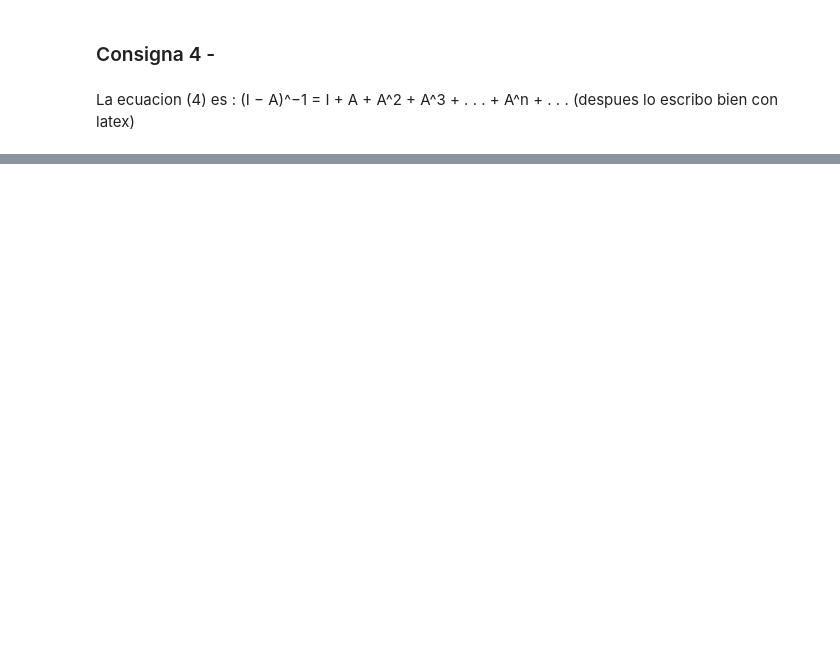
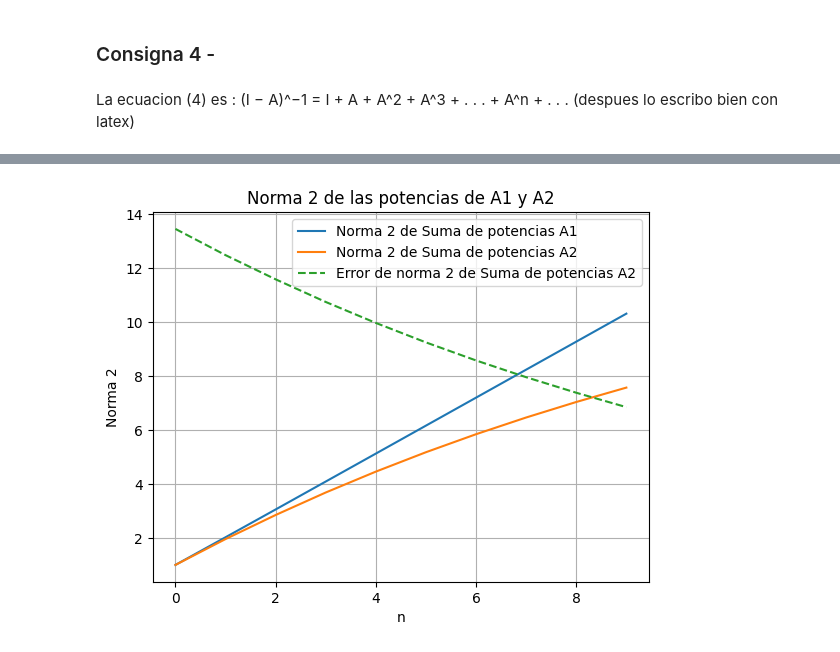
Before and after one commit to SoutoSebastian/TP2-ALC, a Jupyter notebook: TP2/grupo_31_TP2.ipynb, the cells around one changed output, grey strips where cells are left out. Saved outputs shown, nothing was run; the diff lists cells and outputs as text; code cells hidden in the pictures; blank space fills up the shorter version.

```diff
--- a/TP2/grupo_31_TP2.ipynb
+++ b/TP2/grupo_31_TP2.ipynb
@@ -138,14 +137,26 @@ n10 = 10
 def serie_de_potencias(A,n): #tal vez ineficiente, pero no me importa juaaaaaaa
     dim=np.shape(A)[0]
 
-    v = np.zeros(n10+1)
+    v = np.zeros(n)
+    e=np.zeros(n)
+
+    L,U,P= calcularLU(np.eye(dim)-A)
+
+    ImenosA_inversa=inversaLU(L, U, P)
 
 
     for i in range(n):
         serie= suma_potencias(A,i)
         v[i]=np.linalg.norm(serie, 2)
+        e[i]=np.linalg.norm(serie-ImenosA_inversa,2)
 
-    return v
+
+
+
+
+
+
+    return v, e
 
 
 
@@ -161,7 +172,13 @@ def suma_potencias(A,n):
         return I
 
 
-serie_de_potencias(A1,n10)
+vA1,errorvA1=serie_de_potencias(A1,n10)
 
-serie_de_potencias(A1,100)
+vA2,errorvA2=serie_de_potencias(A2,n10)
+
+vA1_100,errorvA1_100=serie_de_potencias(A1,100)
+
+vA2_100,errorvA2_100=serie_de_potencias(A2,100)
+
+print(errorvA2_100)
 # %% [output]
@@ -168,0 +202,15 @@ IndexError: index 11 is out of bounds for axis 0 with size 11
+# %%
+#Grafico para n=10:
+
+plt.figure()
+plt.plot(vA1, label='Norma 2 de Suma de potencias A1')
+plt.plot(vA2, label='Norma 2 de Suma de potencias A2')
+plt.plot(errorvA2, label='Error de norma 2 de Suma de potencias A2',linestyle="--")
+plt.xlabel('n')
+plt.ylabel('Norma 2')
+plt.title('Norma 2 de las potencias de A1 y A2')
+plt.legend()
+plt.grid()
+plt.show()
+# %% [output]
+[figure, added]
```
Also changed, not shown: parts of 5 cells of this notebook, 2 other files.
